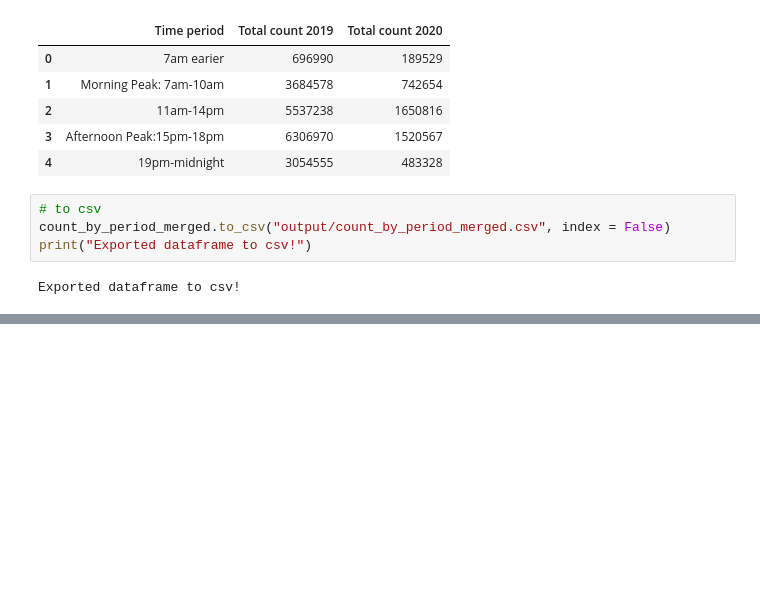
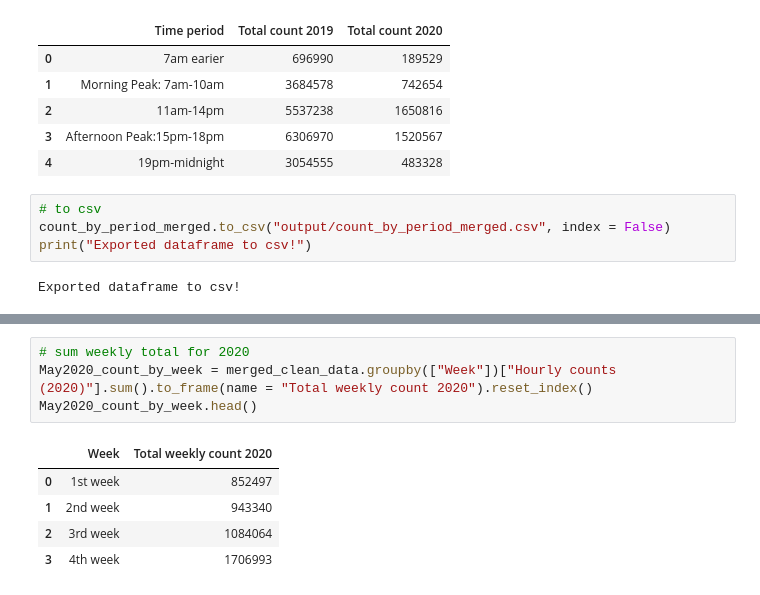
Before and after one commit to katshamai/Purple-Cats, a Jupyter notebook: Project_Ruo.ipynb, the cells around one changed output, grey strips where cells are left out. Saved outputs shown, nothing was run; the diff lists cells and outputs as text; blank space fills up the shorter version.

```diff
--- a/Project_Ruo.ipynb
+++ b/Project_Ruo.ipynb
@@ -553,0 +611,10 @@ plt.show()
+# %%
+# sum weekly total for 2020
+May2020_count_by_week = merged_clean_data.groupby(["Week"])["Hourly counts (2020)"].sum().to_frame(name = "Total weekly count 2020").reset_index()
+May2020_count_by_week.head()
+# %% [output]
+|  | Week | Total weekly count 2020 |
+| 0 | 1st week | 852497 |
+| 1 | 2nd week | 943340 |
+| 2 | 3rd week | 1084064 |
+| 3 | 4th week | 1706993 |
```
Also changed, not shown: parts of 15 cells of this notebook, 6 other files.
